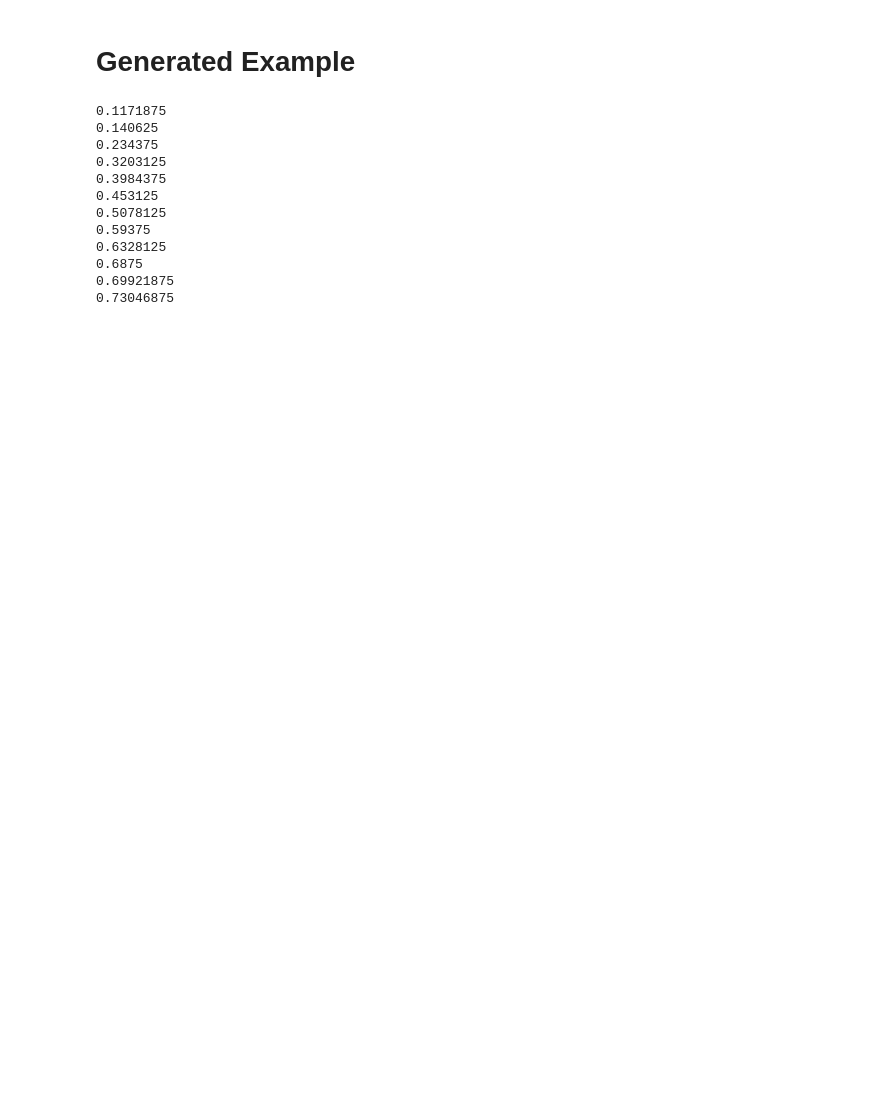
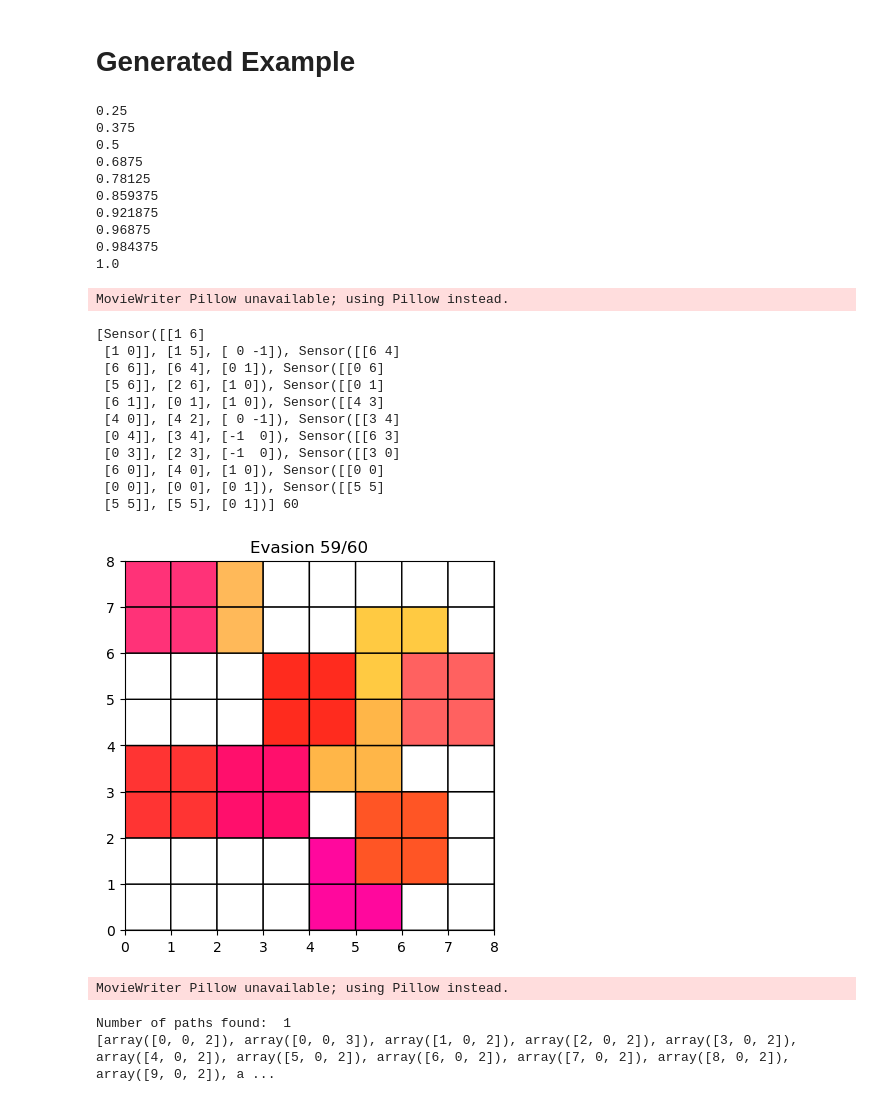
Before and after one commit to NejcHirci/TDA-evasion, a Jupyter notebook: examples.ipynb, the cells around one changed output. Saved outputs shown, nothing was run; the diff lists cells and outputs as text; code cells hidden in the pictures; blank space fills up the shorter version.

```diff
--- a/examples.ipynb
+++ b/examples.ipynb
@@ -105,23 +110,40 @@ Number of paths found:  1
 # %% [markdown]
 # Generated Example
 # %%
-sensors, p = naive_generator(16)
-space = constructSpace(sensors, period, dim=8)
+sensors, p = naive_generator(8)
+_, locs = build_node_tree(sensors, period=p, grid_size=8)
+space = constructSpace(sensors, p, dim=8)
 paths = narrowPaths(space, onePath=True)
+print(sensors, p)
+visualize_sensors(sensors, p, grid_size=8, fname="generated_example_sensors.gif")
 print("Number of paths found: ", len(paths))
 if len(paths) > 0:
     specialCoords = paths[0]
-    visualize_space(space, specialCoords)
+    visualize(locs, specialCoords, grid_size=8, fname="generated_example.gif")
 # %% [output]
-0.1171875
-0.140625
-0.234375
-0.3203125
-0.3984375
-0.453125
-0.5078125
-0.59375
-0.6328125
+0.25
+0.375
+0.5
 0.6875
-0.69921875
-0.73046875
+0.78125
+0.859375
+0.921875
+0.96875
+0.984375
+1.0
+MovieWriter Pillow unavailable; using Pillow instead.
+[Sensor([[1 6]
+ [1 0]], [1 5], [ 0 -1]), Sensor([[6 4]
+ [6 6]], [6 4], [0 1]), Sensor([[0 6]
+ [5 6]], [2 6], [1 0]), Sensor([[0 1]
+ [6 1]], [0 1], [1 0]), Sensor([[4 3]
+ [4 0]], [4 2], [ 0 -1]), Sensor([[3 4]
+ [0 4]], [3 4], [-1  0]), Sensor([[6 3]
+ [0 3]], [2 3], [-1  0]), Sensor([[3 0]
+ [6 0]], [4 0], [1 0]), Sensor([[0 0]
+ [0 0]], [0 0], [0 1]), Sensor([[5 5]
+ [5 5]], [5 5], [0 1])] 60
+[figure, added]
+MovieWriter Pillow unavailable; using Pillow instead.
+Number of paths found:  1
+[array([0, 0, 2]), array([0, 0, 3]), array([1, 0, 2]), array([2, 0, 2]), array([3, 0, 2]), array([4, 0, 2]), array([5, 0, 2]), array([6, 0, 2]), array([7, 0, 2]), array([8, 0, 2]), array([9, 0, 2]), a ...
```
Also changed, not shown: parts of 4 cells of this notebook, 10 other files.
